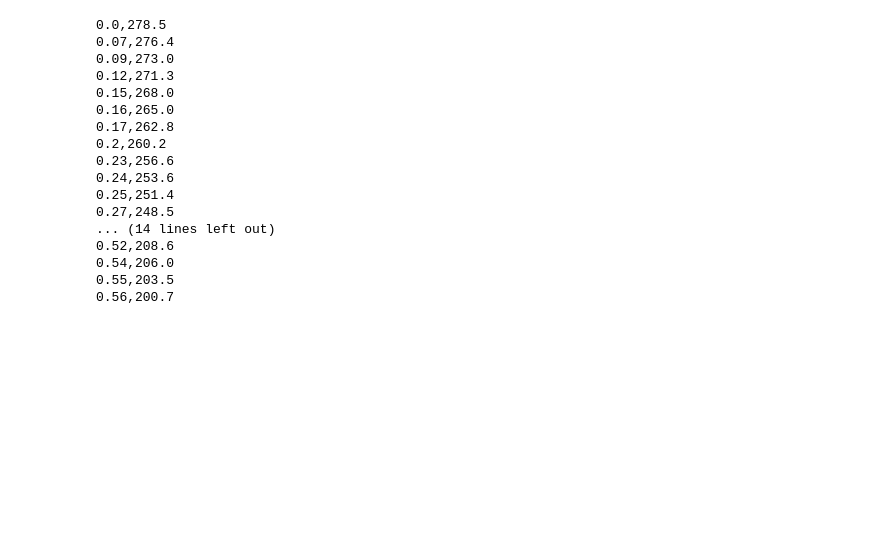
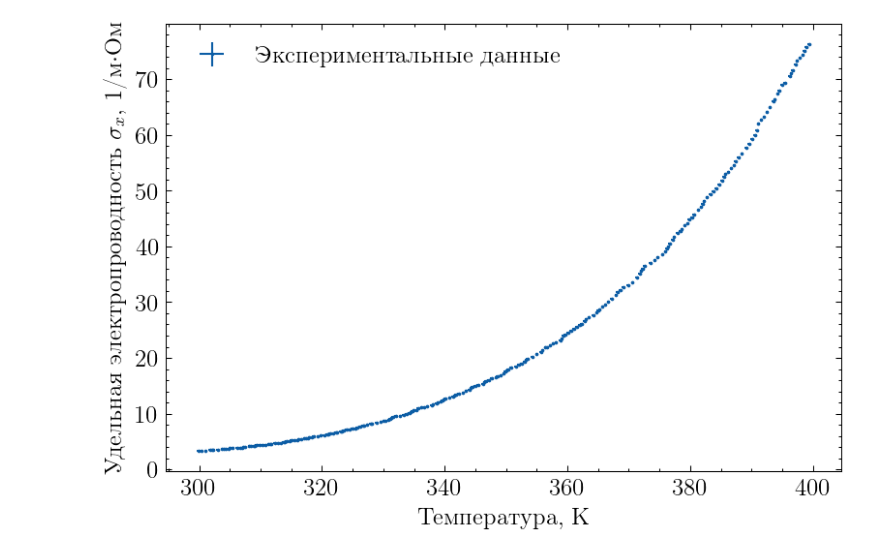
Before and after one commit to gleblug/experiment-automation, a Jupyter notebook: 6.11.1-band-gap-width-of-semiconductor/plots.ipynb, the cells around one changed output. Drawn from its saved outputs; the diff is of its cells as text; code cells hidden in the pictures; blank space fills up the shorter version.

```diff
--- a/6.11.1-band-gap-width-of-semiconductor/plots.ipynb
+++ b/6.11.1-band-gap-width-of-semiconductor/plots.ipynb
@@ -6,23 +1,44 @@ for _ in range(10):
-# %%
-with open("data.csv", "w") as f:
-    for i in range(len(u)):
-        f.write(f"{u[i]},{r[i]}\n")
-        print(f"{u[i]},{r[i]}")
-# %% [output]
-0.0,278.5
-0.07,276.4
-0.09,273.0
-0.12,271.3
-0.15,268.0
-0.16,265.0
-0.17,262.8
-0.2,260.2
-0.23,256.6
-0.24,253.6
-0.25,251.4
-0.27,248.5
-... (14 lines left out)
-0.52,208.6
-0.54,206.0
-0.55,203.5
-0.56,200.7
+# %%
+# %load /home/glebi/git/experiment-automation/processing_tools.py
+import numpy as np
+from scipy.optimize import curve_fit
+import pandas as pd
+
+import matplotlib.pyplot as plt
+import matplotlib
+import scienceplots
+
+plt.style.use(['science', 'russian-font'])
+
+matplotlib.rcParams.update({
+    'figure.figsize': [6, 4],
+    'savefig.facecolor': 'white',
+    'figure.dpi': 150.0,
+    'font.size': 12.0,
+})
+# %%
+data = np.loadtxt("data.csv", delimiter=",")
+Utp, R2 = data.T # mV, Ohm
+
+f = 622 # Hz
+c = 41e-6 # V/K
+T0 = 25 + 273.15 # K
+T = Utp*1e-3/c + T0
+T_sigma = .01*1e-3/c
+
+R1 = 220 # Ohm
+R3 = 560 # Ohm
+l = 40e-3 # m
+S = 4.1e-3 * 4.15e-3 # m^2
+sigma_x = (l / S) * (R1 / R3) * (1 / R2)
+# %%
+plt.errorbar(T, sigma_x, xerr=T_sigma, yerr=0, fmt=".", markersize=1.5, label="Экспериментальные данные")
+plt.xlabel("Температура, K")
+plt.ylabel(r"Удельная электропроводность $\sigma_x$, 1/м$\cdot$Ом")
+
+# plt.yscale("log")
+plt.legend()
+plt.savefig("sigmaOnT.png")
+plt.show()
+# %% [output]
+[figure, added]
```
Also changed, not shown: parts of 6 cells of this notebook, 3 other files.
